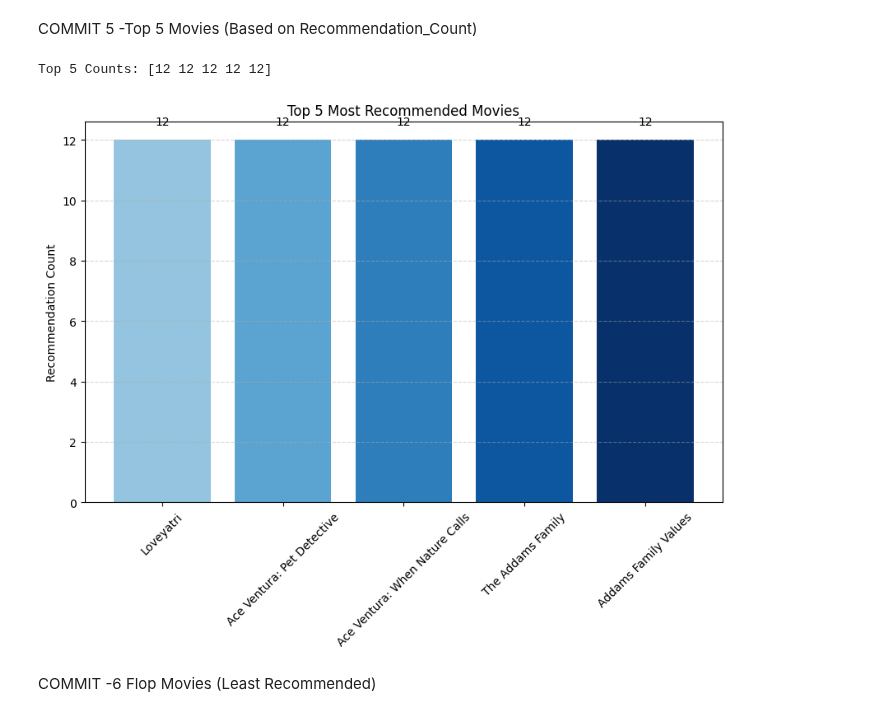
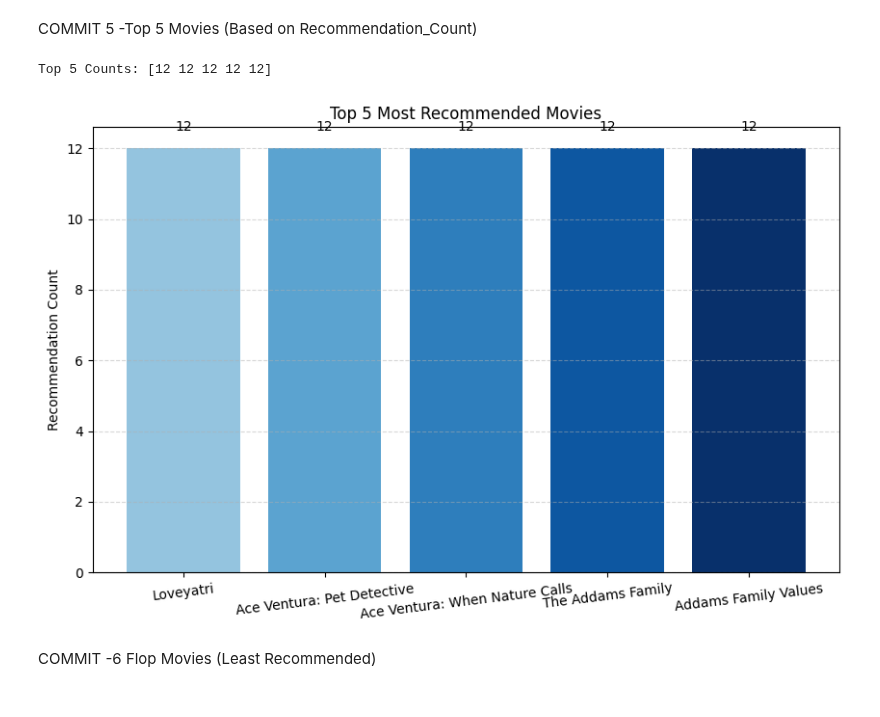
Before and after one commit to ameena0726-ops/Netflix-Analysis, a Jupyter notebook: Netflix_Content_Genre (1).ipynb, the cells around one changed output. Cells and saved outputs as stored; diff of their text form; code cells hidden in the pictures.

```diff
--- a/Netflix_Content_Genre (1).ipynb
+++ b/Netflix_Content_Genre (1).ipynb
@@ -610,31 +646,31 @@ COMMIT 5 -Top 5 Movies (Based on Recommendation_Count)
 # %%
 top5 = df.sort_values('Recommendation_Count', ascending=False).head(5)
 
 # NumPy array of counts
 top5_np = top5['Recommendation_Count'].to_numpy()
 print("Top 5 Counts:", top5_np)
 
 # Plot
 plt.figure(figsize=(10, 6))
 
 # Color gradient (Blues)
 colors = plt.cm.Blues(np.linspace(0.4, 1, len(top5)))
 
 plt.bar(top5['Title'], top5['Recommendation_Count'], color=colors)
 
 # Add value labels on bars
 for i, v in enumerate(top5['Recommendation_Count']):
     plt.text(i, v + 0.5, str(v), ha='center', fontsize=10)
 
-plt.xticks(rotation=45)
+plt.xticks(rotation=7)
 plt.title("Top 5 Most Recommended Movies")
 plt.ylabel("Recommendation Count")
 plt.grid(axis='y', linestyle='--', alpha=0.5)
 
 plt.show()
 # %% [output]
 Top 5 Counts: [12 12 12 12 12]
-[figure, old version]
+[figure, new version]
 # %% [markdown]
 COMMIT -6 Flop Movies (Least Recommended)
 # %%
```
Also changed, not shown: parts of 16 cells of this notebook.
